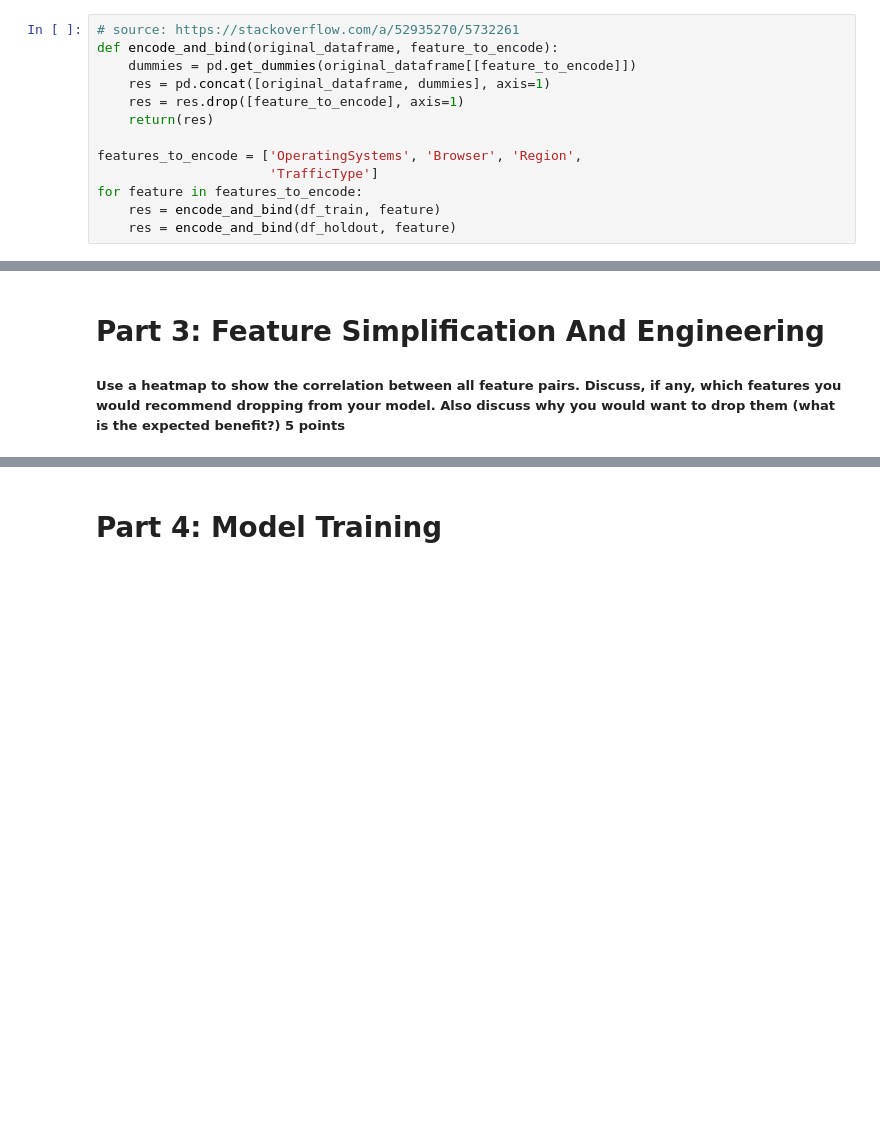
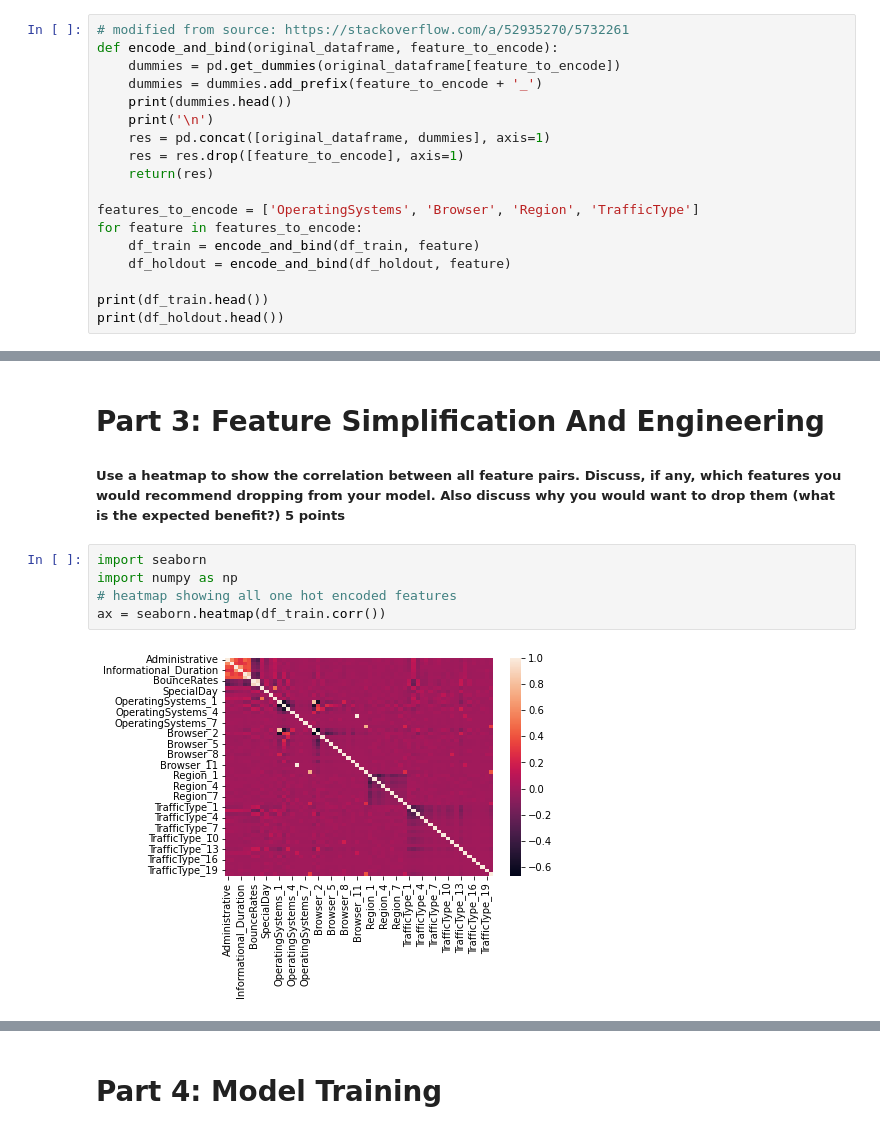
Before and after one commit to samodle/Learning-Machine-Learning, a Jupyter notebook: RandomForrestClassifiers/Project 1.ipynb, the cells around one changed output, grey strips where cells are left out. Saved outputs shown, nothing was run; the diff lists cells and outputs as text; blank space fills up the shorter version.

```diff
--- a/RandomForrestClassifiers/Project 1.ipynb
+++ b/RandomForrestClassifiers/Project 1.ipynb
@@ -298,15 +295,20 @@ I will one-hot encode *OperatingSystems*, *Browser*, *Region*, and *TrafficType*
 <br>
 *Weekend*, and *Revenue* are already boolean fields and are fine as is.  *Month* makes sense to leave as-is as it is relatively high cardinality and there is an order intrinsic to the months.
 # %%
-# source: https://stackoverflow.com/a/52935270/5732261
+# modified from source: https://stackoverflow.com/a/52935270/5732261
 def encode_and_bind(original_dataframe, feature_to_encode):
-    dummies = pd.get_dummies(original_dataframe[[feature_to_encode]])
+    dummies = pd.get_dummies(original_dataframe[feature_to_encode])
+    dummies = dummies.add_prefix(feature_to_encode + '_')
+    print(dummies.head())
+    print('\n')
     res = pd.concat([original_dataframe, dummies], axis=1)
     res = res.drop([feature_to_encode], axis=1)
     return(res)
 
-features_to_encode = ['OperatingSystems', 'Browser', 'Region',
-                      'TrafficType']
+features_to_encode = ['OperatingSystems', 'Browser', 'Region', 'TrafficType']
 for feature in features_to_encode:
-    res = encode_and_bind(df_train, feature)
-    res = encode_and_bind(df_holdout, feature)
+    df_train = encode_and_bind(df_train, feature)
+    df_holdout = encode_and_bind(df_holdout, feature)
+
+print(df_train.head())
+print(df_holdout.head())
@@ -321,3 +341,10 @@ The authors [state that](https://archive.ics.uci.edu/ml/datasets/Online+Shoppers
 # %% [markdown]
 # Part 3: Feature Simplification And Engineering
 ##### Use a heatmap to show the correlation between all feature pairs. Discuss, if any, which features you would recommend dropping from your model. Also discuss why you would want to drop them (what is the expected benefit?)	5 points
+# %%
+import seaborn
+import numpy as np
+# heatmap showing all one hot encoded features
+ax = seaborn.heatmap(df_train.corr())
+# %% [output]
+[figure, added]
```
Also changed, not shown: parts of 11 cells of this notebook.
